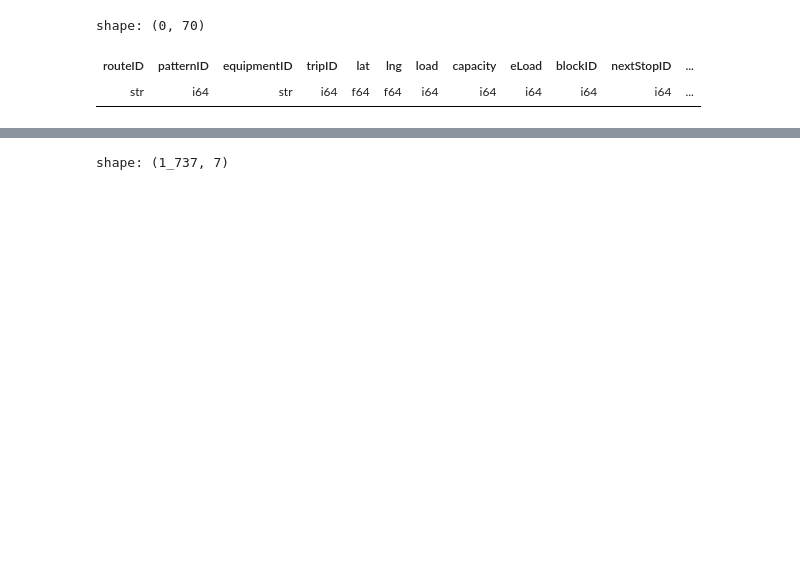
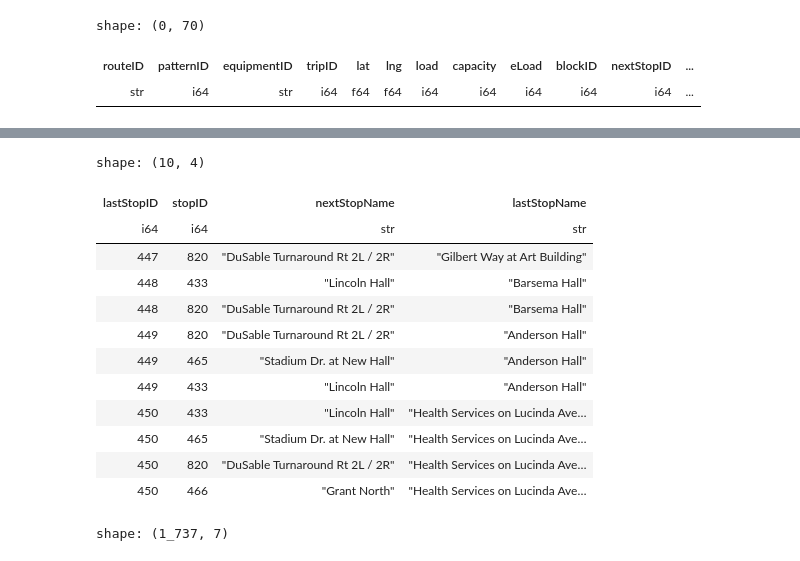
Before and after one commit to shaivilp/Research-Rookies, a Jupyter notebook: data_visualization/predictions.ipynb, the cells around one changed output, grey strips where cells are left out. Saved outputs shown, nothing was run; the diff lists cells and outputs as text; code cells hidden in the pictures; blank space fills up the shorter version.

```diff
--- a/data_visualization/predictions.ipynb
+++ b/data_visualization/predictions.ipynb
@@ -434,0 +467,2 @@ shape: (185_705, 9)
+# %%
+mega_pred_stopIds = mega_df['lastStopID', 'lastStopID_right'].unique().filter(pl.col('lastStopID_right').is_not_null())
@@ -435,3 +489,39 @@ shape: (185_705, 9)
+# %%
+#Join the subset on the triple key to get the correct prediction
+mega_predset = subset.join(
+    preds,
+    on=["equipmentID", "captureTime"],
+    how="inner"
+)
+
+mega_predset = mega_predset['lastStopID', 'stopID'].unique()
+
+mega_pred_stopIds = mega_pred_stopIds.rename({"lastStopID_right": "stopID"})
+
+anti_join_set = mega_pred_stopIds.join(
+    mega_predset,
+    on=["lastStopID", "stopID"],
+    how="anti"
+)
+
+anti_join_set = anti_join_set.join(stops.rename({"id": "stopID"}).select(["stopID", "name"]).unique(), on="stopID", how="left").rename({"name": "nextStopName"})
+anti_join_set = anti_join_set.join(stops.rename({"id": "lastStopID"}).select(["lastStopID", "name"]).unique(), on="lastStopID", how="left").rename({"name": "lastStopName"})
+
+anti_join_set = anti_join_set.sort(by='lastStopID')
+# %% [output]
+shape: (10, 4)
+| lastStopID | stopID | nextStopName | lastStopName |
+| i64 | i64 | str | str |
+| 447 | 820 | "DuSable Turnaround Rt 2L / 2R" | "Gilbert Way at Art Building" |
+| 448 | 433 | "Lincoln Hall" | "Barsema Hall" |
+| 448 | 820 | "DuSable Turnaround Rt 2L / 2R" | "Barsema Hall" |
+| 449 | 820 | "DuSable Turnaround Rt 2L / 2R" | "Anderson Hall" |
+| 449 | 465 | "Stadium Dr. at New Hall" | "Anderson Hall" |
+| 449 | 433 | "Lincoln Hall" | "Anderson Hall" |
+| 450 | 433 | "Lincoln Hall" | "Health Services on Lucinda Ave… |
+| 450 | 465 | "Stadium Dr. at New Hall" | "Health Services on Lucinda Ave… |
+| 450 | 820 | "DuSable Turnaround Rt 2L / 2R" | "Health Services on Lucinda Ave… |
+| 450 | 466 | "Grant North" | "Health Services on Lucinda Ave… |
 # %%
 # Approach #2 - Using the 'shift' method to calculate the time difference between two stops (Not recommended)
 # Calcuate the time difference between going to Linchon hall to Stevenson South
```
Also changed, not shown: parts of 5 cells of this notebook.
